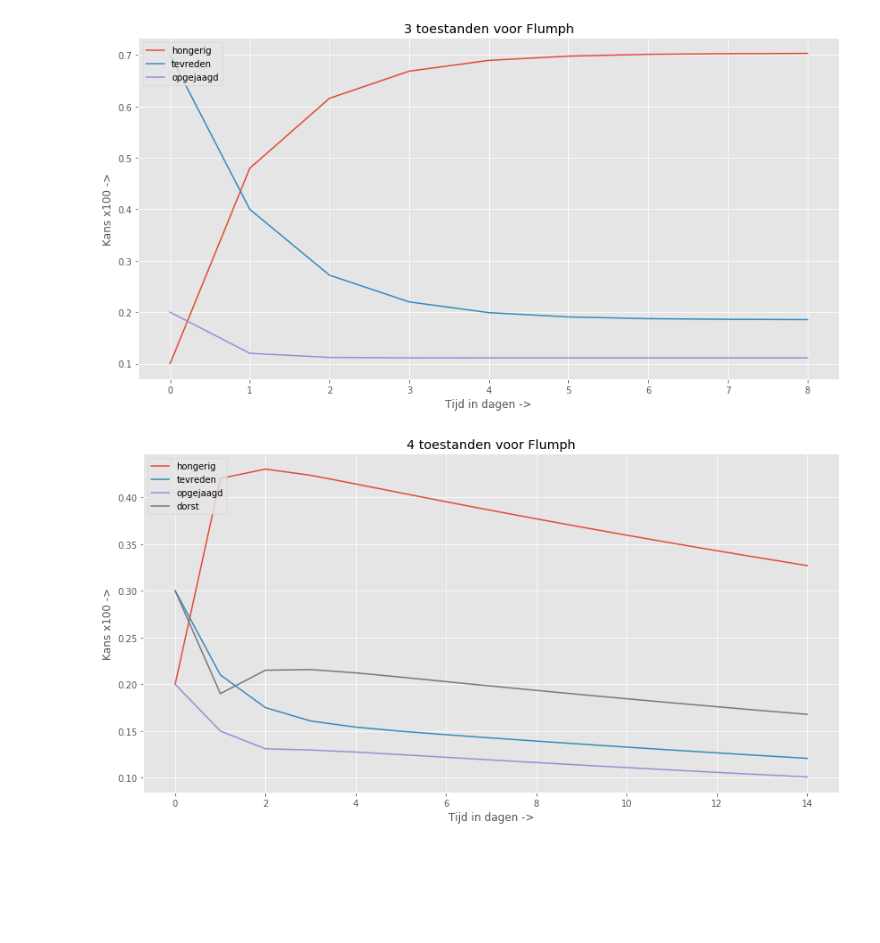
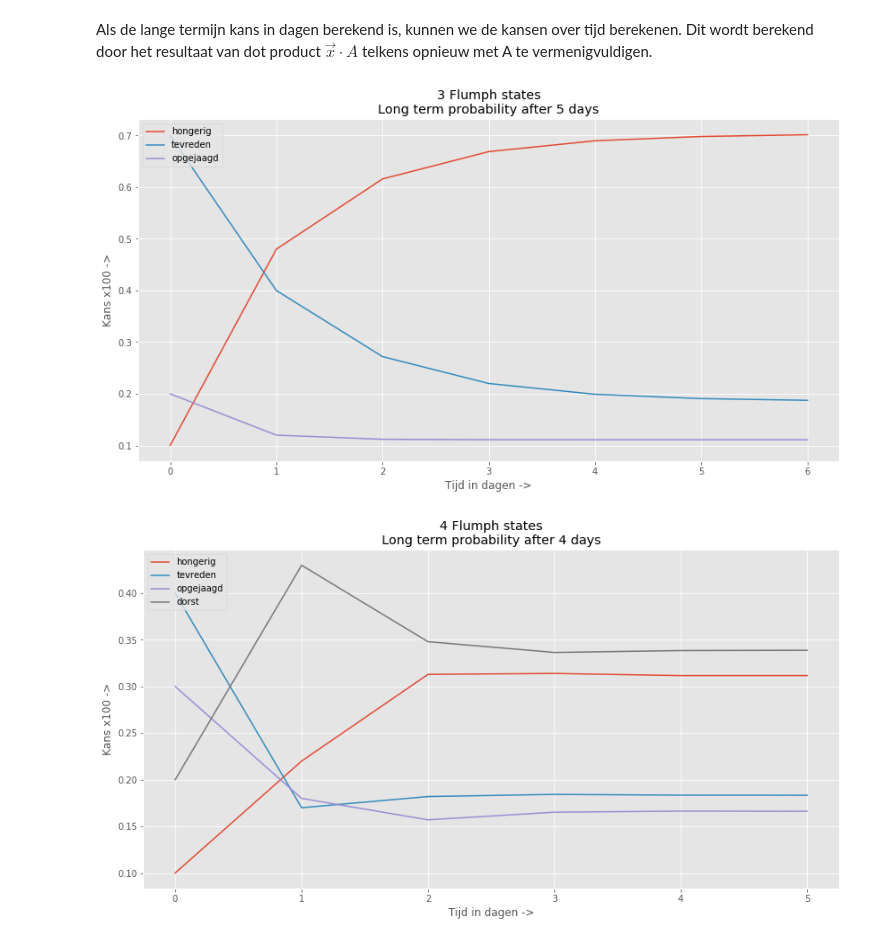
Before and after one commit to vlreinier/AC, a Jupyter notebook: Markov Chain.ipynb, the cells around one changed output. Cells and saved outputs as stored; diff of their text form; code cells hidden in the pictures; blank space fills up the shorter version.

```diff
--- a/Markov Chain.ipynb
+++ b/Markov Chain.ipynb
@@ -62,49 +95,49 @@ def long_term_probability_days(matrix):
 # %%
 def transpose_matrix(matrix):
     return [[matrix[j][i] for j in range(len(matrix))] for i in range(len(matrix[0]))]
+# %% [markdown]
+Als de lange termijn kans in dagen berekend is, kunnen we de kansen over tijd berekenen. Dit wordt berekend door het resultaat van dot product $\vec{x} \cdot A$ telkens opnieuw met A te vermenigvuldigen.
 # %%
-def get_plot_data(matrix, vector, days):
-    plot_data = []
-    plot_data.append(vector[0]) # add first starting vector
+def probability_over_time(matrix, vector, days):
+    probabilities = []
+    probabilities.append(vector[0]) # add first starting vector
 
-    for d in range(days + 2): # +2 to show a little bit extra
+    for d in range(days + 1): # +1 to show a little bit extra
         vector = dot_product(vector, matrix)
-        plot_data.append(vector[0])
+        probabilities.append(vector[0])
 
-    return transpose_matrix(plot_data)
+    return transpose_matrix(probabilities) # transpose to set ith value in columns to ith row. / convert columns to rows
 # %%
 def plot_probabilities(matrix, vector, labels, title):
     days = long_term_probability_days(matrix)
-    plot_data = get_plot_data(matrix, vector, days)
+    probabilities = probability_over_time(matrix, vector, days)
 
-    for i, vector in enumerate(plot_data):
-        plt.plot(vector, label=labels[i])
+    for index, vector in enumerate(probabilities):
+        plt.plot(vector, label=labels[index])
 
-    plt.title(title)
+    plt.title(title + "\nLong term probability after " + str(days) + " days")
     plt.xlabel('Tijd in dagen ->')
     plt.ylabel('Kans x100 ->')
     plt.legend(loc='upper left')
     plt.show()
 # %%
-if __name__ == '__main__':
-    # 3 states:
-    matrix_three_states = [[0.8, 0.1, 0.1], # hongerig
-                          [0.4, 0.5, 0.1], # tevreden
-                          [0.6, 0.2, 0.2]] # opgejaagd
-    vector_three_states = [[0.1, 0.7, 0.2]] # start kans
-    labels_three_states = ["hongerig","tevreden","opgejaagd"]
-
-    plot_probabilities(matrix_three_states, vector_three_states, labels_three_states, "3 toestanden voor Flumph")
-
-    # 4 states:
-    matrix_four_states = [[0.5, 0.1, 0.1, 0.3], # hongerig
-                         [0.4, 0.4, 0.1, 0.1], # tevreden
-                         [0.4, 0.2, 0.2, 0.2], # opgejaagd
-                         [0.4, 0.1, 0.2, 0.2]] # dorst
-    vector_four_states = [[0.2, 0.3, 0.2, 0.3]] # start kans
-    labels_four_states = ["hongerig","tevreden","opgejaagd","dorst"]
-
-    plot_probabilities(matrix_four_states, vector_four_states, labels_four_states, "4 toestanden voor Flumph")
+# 3 states:
+matrix_three_states = [[0.8, 0.1, 0.1], # hongerig
+                      [0.4, 0.5, 0.1], # tevreden
+                      [0.6, 0.2, 0.2]] # opgejaagd
+vector_three_states = [[0.1, 0.7, 0.2]] # start kans
+labels_three_states = ["hongerig","tevreden","opgejaagd"]
+plot_probabilities(matrix_three_states, vector_three_states, labels_three_states, "3 Flumph states")
 # %% [output]
-[figure, old version]
+[figure, new version]
-[figure, removed]
+# %%
+# 4 states:
+matrix_four_states = [[0.4, 0.2, 0.2, 0.2], # hongerig
+                     [0.1, 0.2, 0.2, 0.5], # tevreden
+                     [0.2, 0.1, 0.2, 0.5], # opgejaagd
+                     [0.4, 0.2, 0.1, 0.3]] # dorst
+vector_four_states = [[0.1, 0.4, 0.3, 0.2]] # start kans
+labels_four_states = ["hongerig","tevreden","opgejaagd","dorst"]
+plot_probabilities(matrix_four_states, vector_four_states, labels_four_states, "4 Flumph states")
+# %% [output]
+[figure, added]
```
Also changed, not shown: parts of 17 cells of this notebook.
